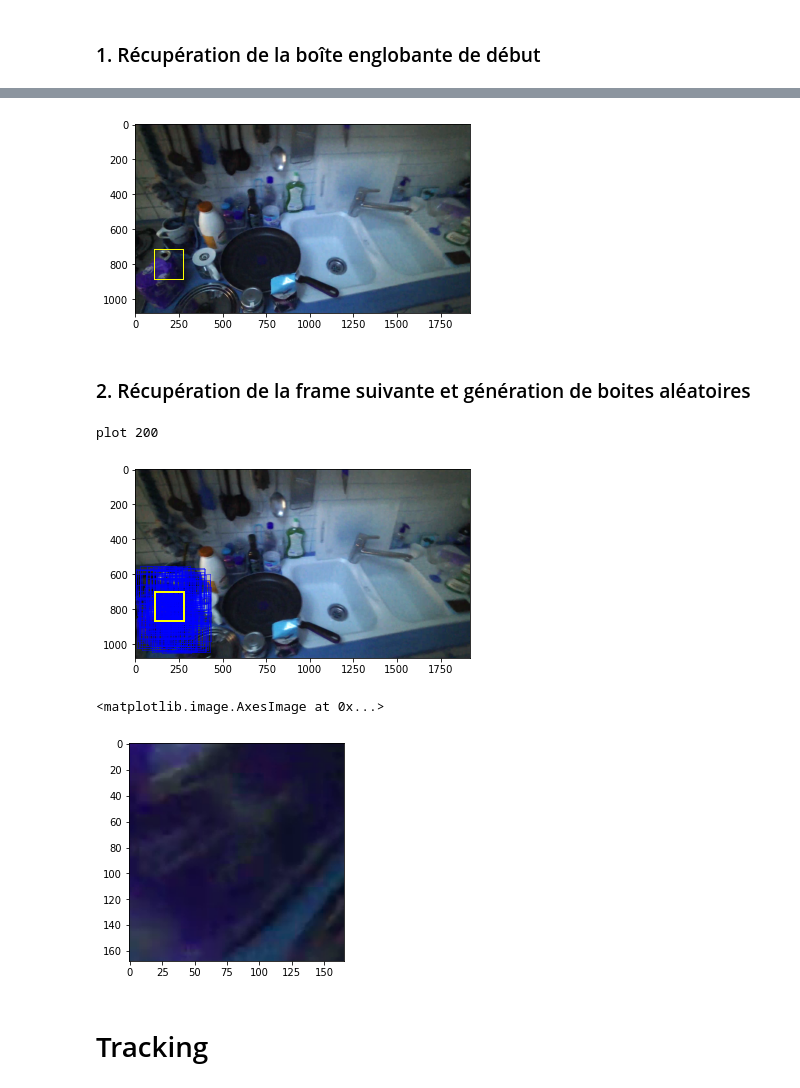
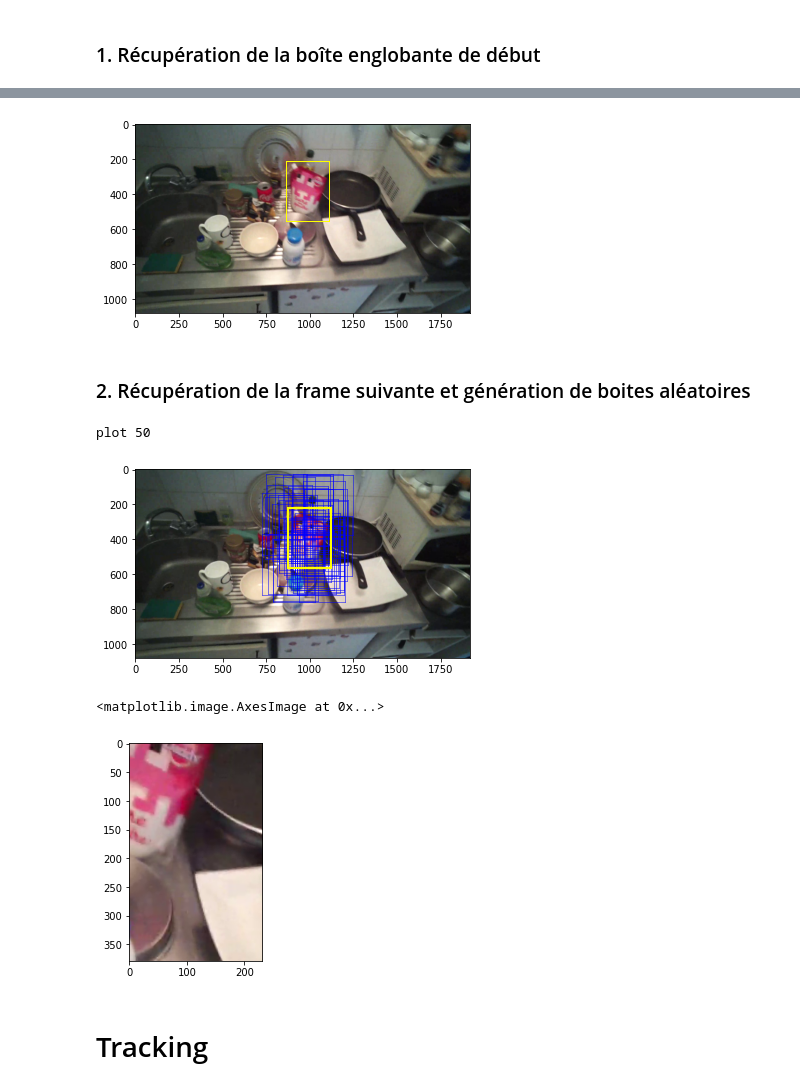
Before and after one commit to enavarro002/analyse_video, a Jupyter notebook: tracking.ipynb, the cells around one changed output, grey strips where cells are left out. Saved outputs shown, nothing was run; the diff lists cells and outputs as text; code cells hidden in the pictures.

```diff
--- a/tracking.ipynb
+++ b/tracking.ipynb
@@ -32,35 +31,35 @@ La première frame de la vidéo CanOfCocaColaPlace5Subject1.mp4 où l'objet appa
 # %%
 first_frame = get_frame_from_number(rdm_video_path, num_first_frame_with_coord[0])
-plt.imshow(first_frame)
+plt.imshow(cv2.cvtColor(first_frame, cv2.COLOR_BGR2RGB))
 box_first_frame_coords = num_first_frame_with_coord[1]
 plot_box(plt, rect=box_first_frame_coords, linewidth=1)
 # %% [output]
-[figure, old version]
+[figure, new version]
 # %% [markdown]
 ### 2. Récupération de la frame suivante et génération de boites aléatoires
 # %%
 # On récupère la frame d'après
 num_next_frame = num_first_frame_with_coord[0] + 1
 next_frame = get_frame_from_number(rdm_video_path, num_next_frame)
-rdm_boxes = generate_rdm_boxes_from_box(box_first_frame_coords,1,0,next_frame.shape[1],next_frame.shape[0],200)
+rdm_boxes = generate_rdm_boxes_from_box(box_first_frame_coords,0.5,0.1,next_frame.shape[1],next_frame.shape[0],50)
 all_true_boxes = get_all_true_box(list_bbox_path)
 
 print('plot', len(rdm_boxes))
-plt.imshow(next_frame)
+plt.imshow(cv2.cvtColor(next_frame, cv2.COLOR_BGR2RGB))
 for box in rdm_boxes:
     plot_box(plt, rect=box, linewidth=0.5, color="blue")
 plot_box(plt, rect=all_true_boxes[num_next_frame])
 # %% [output]
-plot 200
+plot 50
-[figure, old version]
+[figure, new version]
 # %%
 rdm_index = rd.randint(0,len(rdm_boxes)-1)
 box = rdm_boxes[rdm_index]
 img = next_frame[box[1]:box[1]+box[3],box[0]:box[0]+box[2]]
-plt.imshow(img)
+plt.imshow(cv2.cvtColor(img, cv2.COLOR_BGR2RGB))
 # %% [output]
 <matplotlib.image.AxesImage at 0x...>
-[figure, old version]
+[figure, new version]
 # %% [markdown]
 # Tracking
 # %%
```
Also changed, not shown: parts of 9 cells of this notebook, 3 other files.
